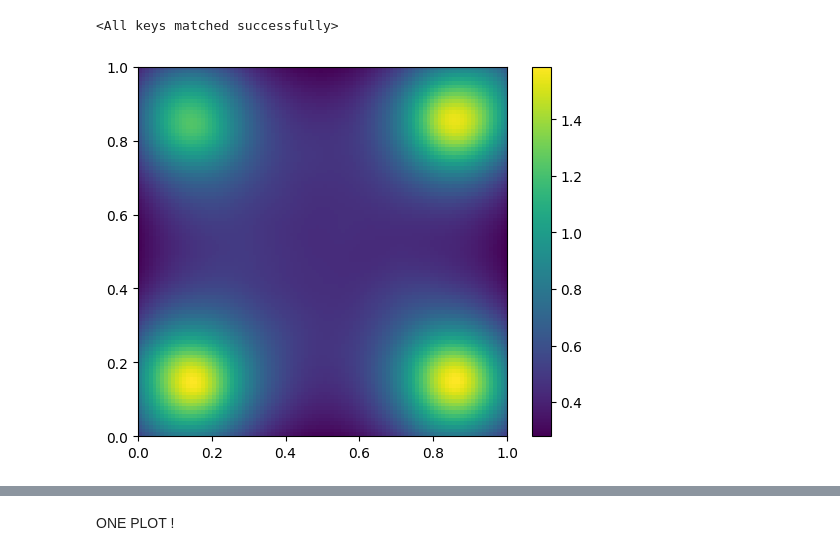
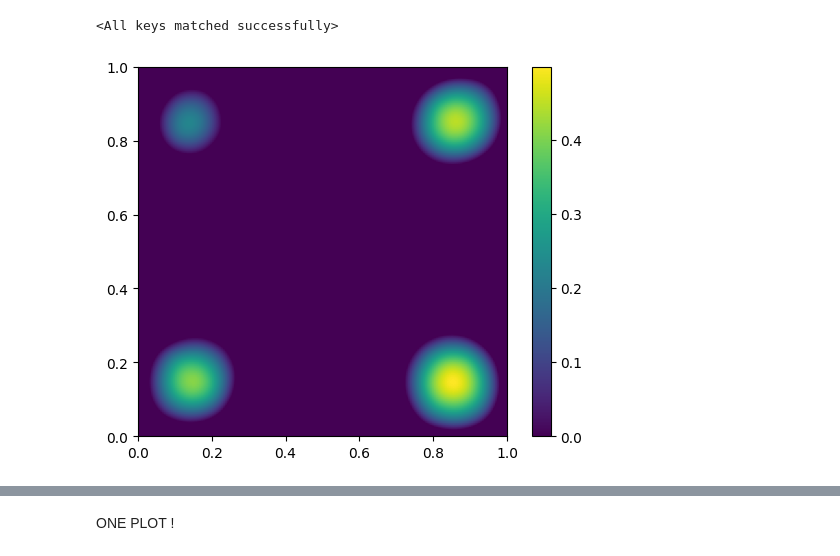
Before and after one commit to saleml/continuous-gfn, a Jupyter notebook: make_plots.ipynb, the cells around one changed output, grey strips where cells are left out. Cells and saved outputs as stored; diff of their text form; code cells hidden in the pictures.

```diff
--- a/make_plots.ipynb
+++ b/make_plots.ipynb
@@ -228,13 +236,13 @@ trajectories, _, _, _ = sample_trajectories(model, 5000)
 last_states_PF = get_last_states(env, trajectories)
 # %%
 kde_PF, fig = fit_kde(last_states_PF)
-test_states, n = get_test_states(maxi=1.)
+test_states, n_2 = get_test_states(maxi=1., n=200)
 log_dens_PF = kde_PF.score_samples(test_states)
 # %%
-
-fig = plt.imshow(np.exp(log_dens_PF).reshape(n, n), origin="lower", extent=[0, 1., 0, 1.], cmap="viridis")
+n_2 = 200
+fig = plt.imshow(log_dens_PF.reshape(n_2, n_2), origin="lower", extent=[0, 1., 0, 1.], cmap="viridis", vmin=0)
 
 plt.colorbar()
 plt.show()
 # %% [output]
-[figure, old version]
+[figure, new version]
```
Also changed, not shown: parts of 10 cells of this notebook, 2 other files.
